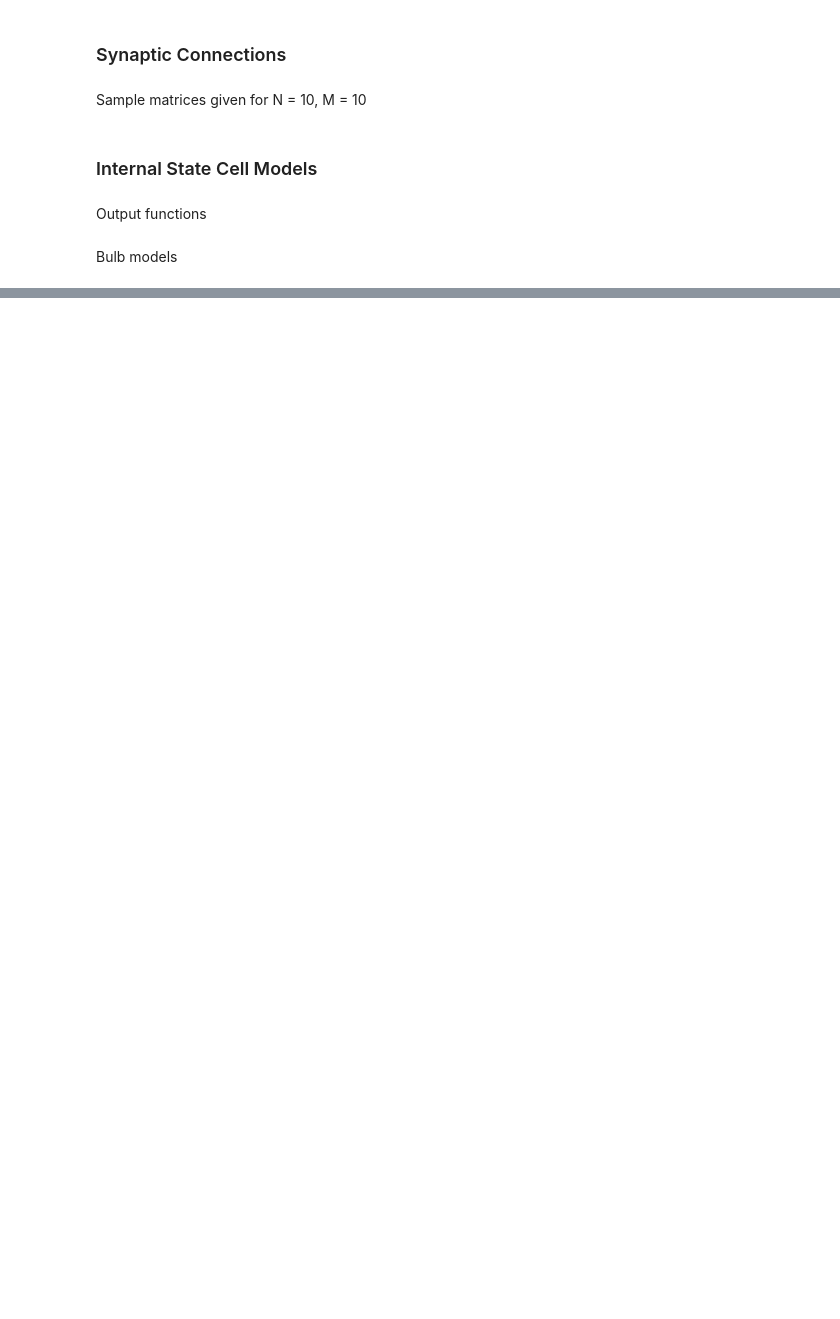
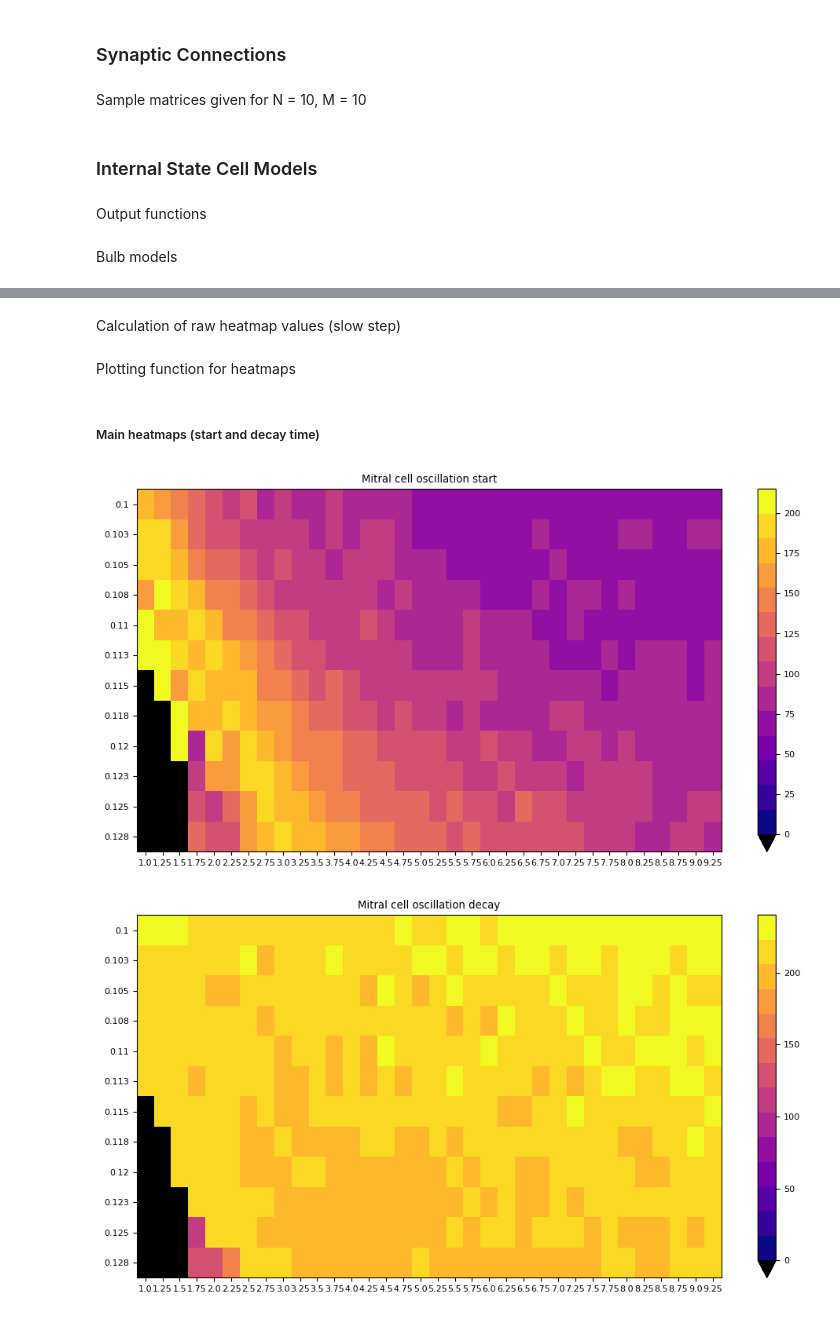
Before and after one commit to jhsieh731/23_research, a Jupyter notebook: 1989_Li.ipynb, the cells around one changed output, grey strips where cells are left out. Drawn from its saved outputs; the diff is of its cells as text; code cells hidden in the pictures; blank space fills up the shorter version.

```diff
--- a/1989_Li.ipynb
+++ b/1989_Li.ipynb
@@ -215,0 +238,2 @@ plt.plot(generate_xy(8, 0.13)[0])
+# %% [markdown]
+Calculation of raw heatmap values (slow step)
@@ -215,0 +276,32 @@ plt.plot(generate_xy(8, 0.13)[0])
+# %% [markdown]
+Plotting function for heatmaps
+# %%
+# HEATMAP FN
+plasma_r = cm.get_cmap('plasma_r', 14)
+plasma = cm.get_cmap('plasma', 14)
+
+xlabs = np.arange(p_min, p_max, p_step)
+ylabs = np.flip(np.round(np.arange(Ic_min, Ic_max, Ic_step), 3))
+
+def plot_heatmap(M, title, reverse=True):
+    cmap = plasma_r if reverse else plasma
+    plt.figure(figsize=(12, 6))
+    plt.rc('font', size=8)
+    plt.pcolormesh(M, cmap=plasma, vmin=0.00000001)
+    cmap.set_under(color='black')
+    ax = plt.gca()
+    ax.set_xticks(np.arange(cols)+0.5, labels=xlabs)
+    ax.set_yticks(np.arange(rows)+0.5, labels=ylabs)
+    plt.colorbar(extend='min')
+    plt.title(title)
+    plt.show()
+# %% [markdown]
+##### Main heatmaps (start and decay time)
+# %%
+plot_heatmap(M_start_vals, 'Mitral cell oscillation start')
+plot_heatmap(M_decay_vals, 'Mitral cell oscillation decay', reverse=False)
+plot_heatmap(G_start_vals, 'Granule cell oscillation start')
+plot_heatmap(G_decay_vals, 'Granule cell oscillation decay', reverse=False)
+# %% [output]
+[figure, added]
+[figure, added]
```
Also changed, not shown: parts of 16 cells of this notebook.
